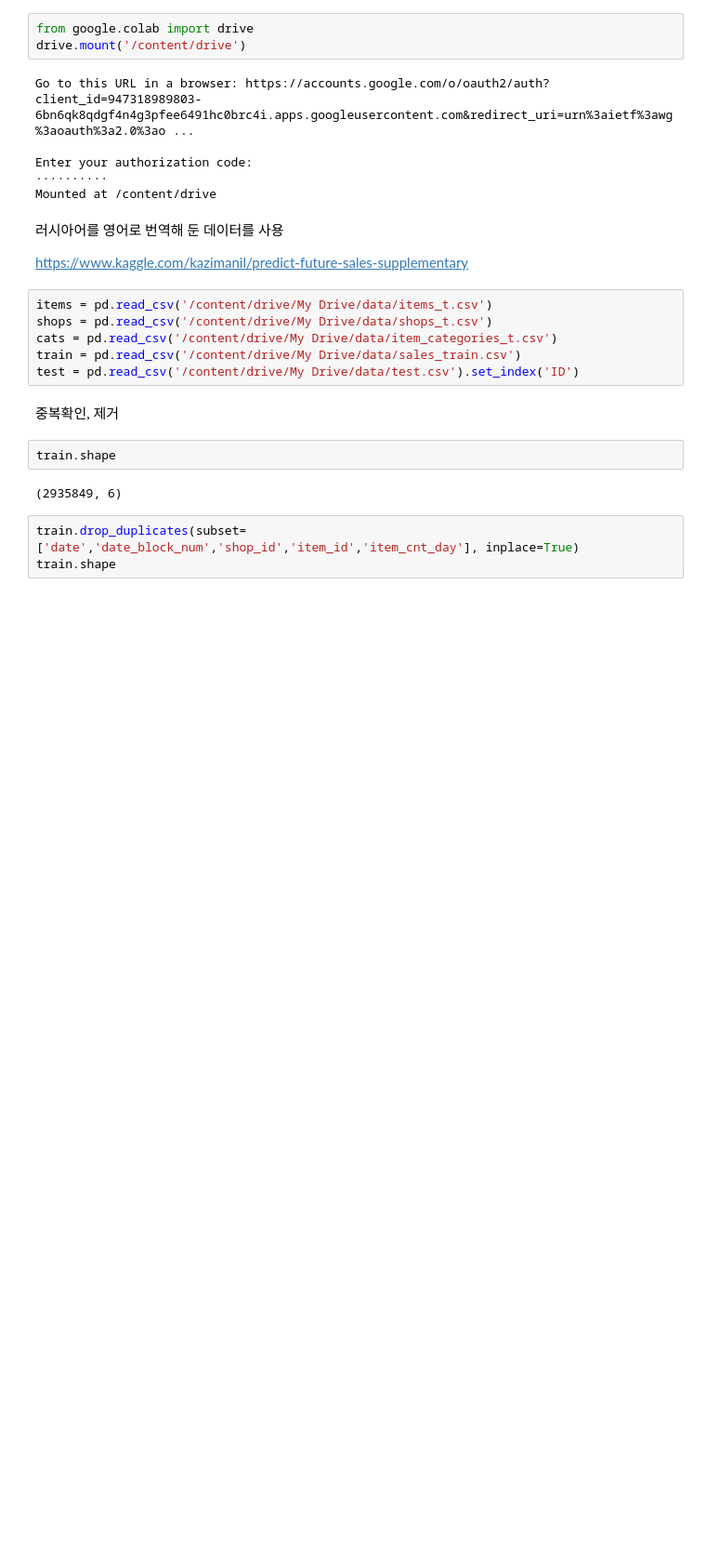
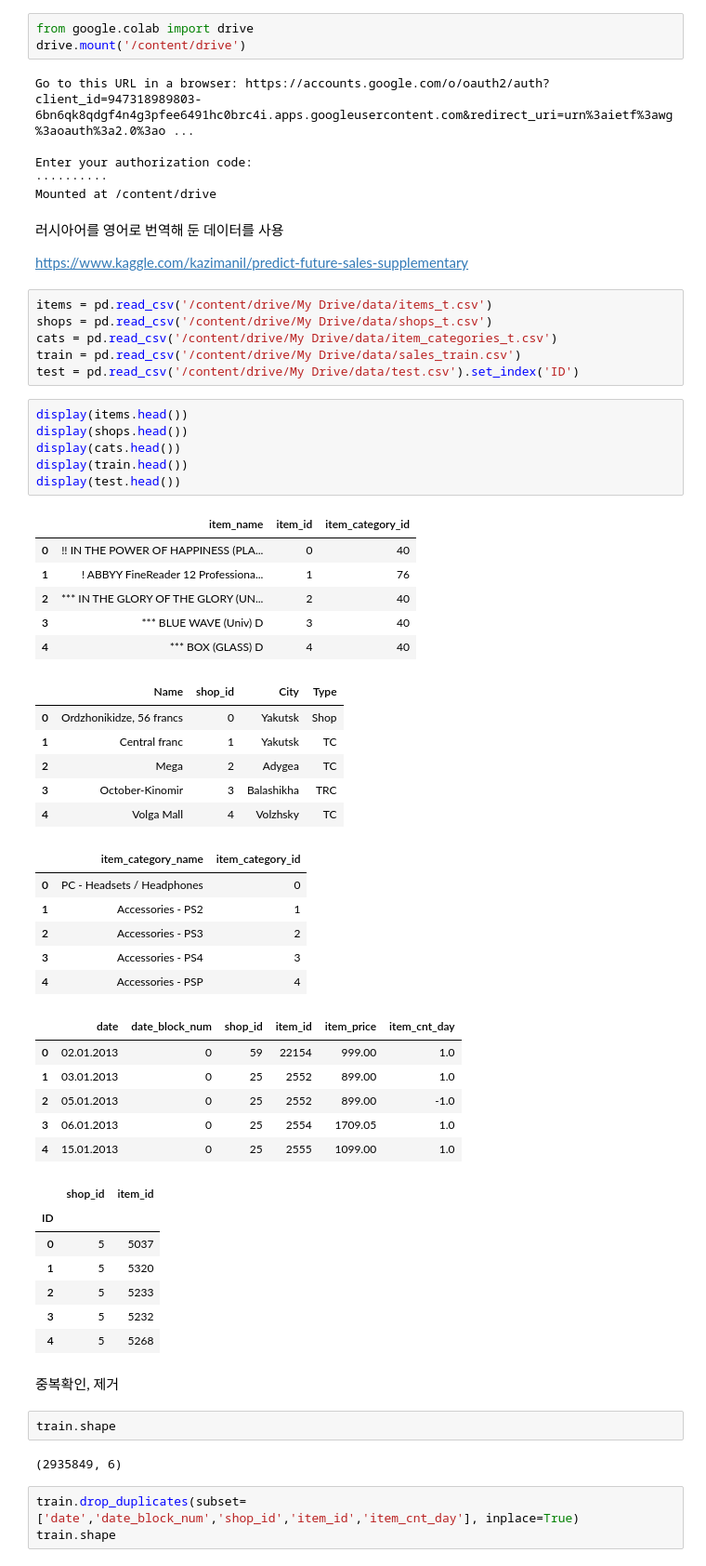
Before and after one commit to eukeun/predict-future-sales, a Jupyter notebook: predict_future_sales.ipynb, the cells around one changed output. Shown: that part at 93% size. Cells and saved outputs as stored; diff of their text form; blank space fills up the shorter version.

```diff
--- a/predict_future_sales.ipynb
+++ b/predict_future_sales.ipynb
@@ -43,6 +43,44 @@ shops = pd.read_csv('/content/drive/My Drive/data/shops_t.csv')
 cats = pd.read_csv('/content/drive/My Drive/data/item_categories_t.csv')
 train = pd.read_csv('/content/drive/My Drive/data/sales_train.csv')
 test = pd.read_csv('/content/drive/My Drive/data/test.csv').set_index('ID')
+# %%
+display(items.head())
+display(shops.head())
+display(cats.head())
+display(train.head())
+display(test.head())
+# %% [output]
+|  | item_name | item_id | item_category_id |
+| 0 | !! IN THE POWER OF HAPPINESS (PLA... | 0 | 40 |
+| 1 | ! ABBYY FineReader 12 Professiona... | 1 | 76 |
+| 2 | *** IN THE GLORY OF THE GLORY (UN... | 2 | 40 |
+| 3 | *** BLUE WAVE (Univ) D | 3 | 40 |
+| 4 | *** BOX (GLASS) D | 4 | 40 |
+|  | Name | shop_id | City | Type |
+| 0 | Ordzhonikidze, 56 francs | 0 | Yakutsk | Shop |
+| 1 | Central franc | 1 | Yakutsk | TC |
+| 2 | Mega | 2 | Adygea | TC |
+| 3 | October-Kinomir | 3 | Balashikha | TRC |
+| 4 | Volga Mall | 4 | Volzhsky | TC |
+|  | item_category_name | item_category_id |
+| 0 | PC - Headsets / Headphones | 0 |
+| 1 | Accessories - PS2 | 1 |
+| 2 | Accessories - PS3 | 2 |
+| 3 | Accessories - PS4 | 3 |
+| 4 | Accessories - PSP | 4 |
+|  | date | date_block_num | shop_id | item_id | item_price | item_cnt_day |
+| 0 | 02.01.2013 | 0 | 59 | 22154 | 999.00 | 1.0 |
+| 1 | 03.01.2013 | 0 | 25 | 2552 | 899.00 | 1.0 |
+| 2 | 05.01.2013 | 0 | 25 | 2552 | 899.00 | -1.0 |
+| 3 | 06.01.2013 | 0 | 25 | 2554 | 1709.05 | 1.0 |
+| 4 | 15.01.2013 | 0 | 25 | 2555 | 1099.00 | 1.0 |
+|  | shop_id | item_id |
+| ID |  |  |
+| 0 | 5 | 5037 |
+| 1 | 5 | 5320 |
+| 2 | 5 | 5233 |
+| 3 | 5 | 5232 |
+| 4 | 5 | 5268 |
 # %% [markdown]
 중복확인, 제거
 # %%
```
